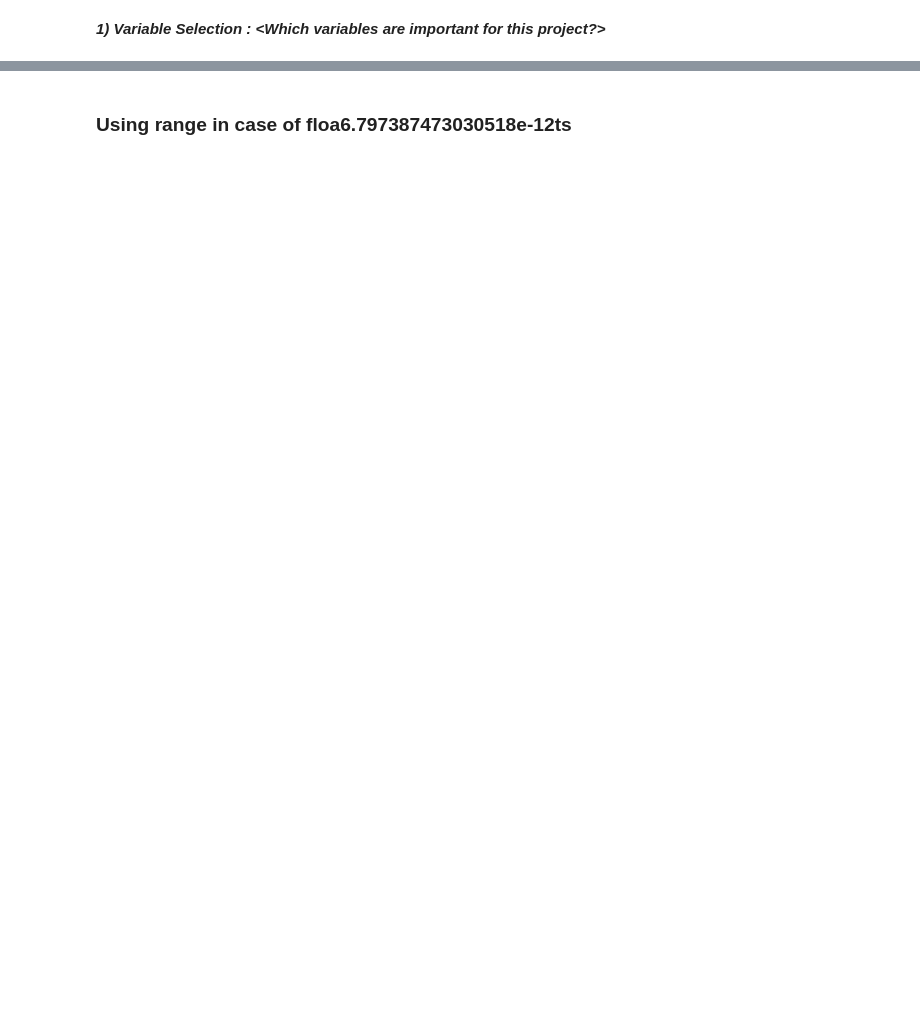
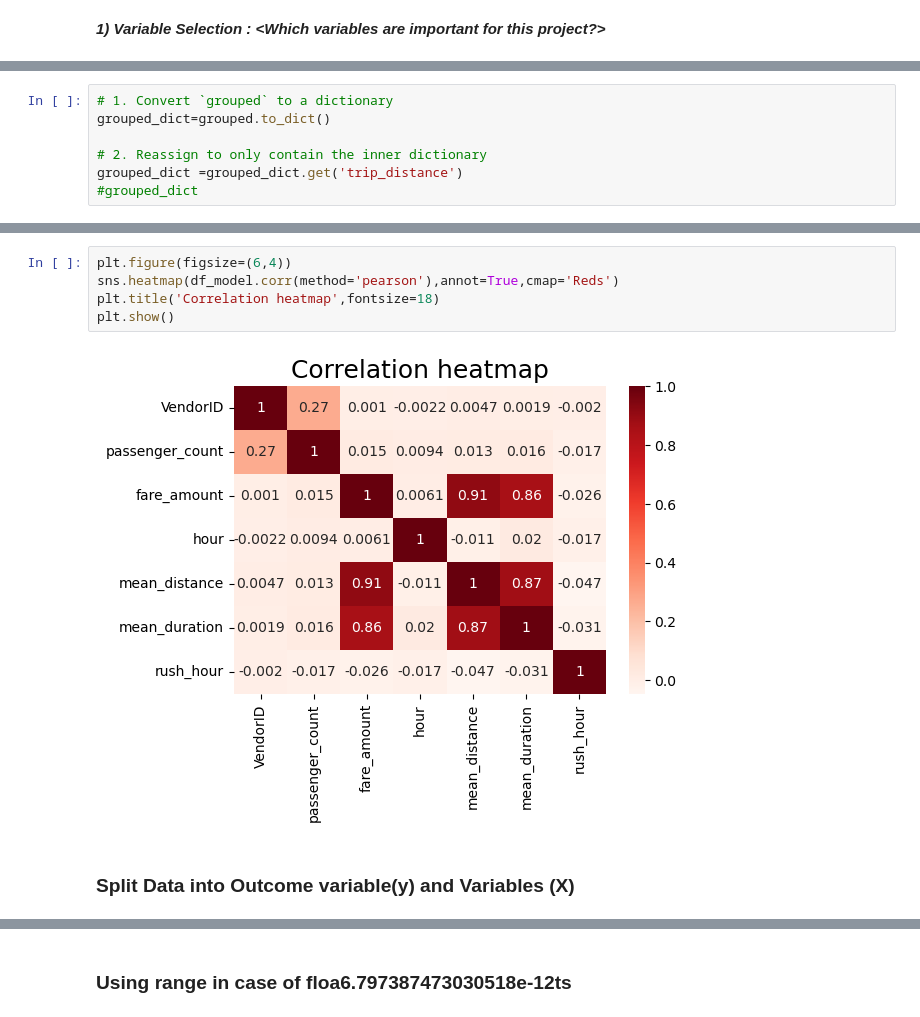
Before and after one commit to GururajPAthani/TLC_Project, a Jupyter notebook: TLC_Project.ipynb, the cells around one changed output, grey strips where cells are left out. Saved outputs shown, nothing was run; the diff lists cells and outputs as text; blank space fills up the shorter version.

```diff
--- a/TLC_Project.ipynb
+++ b/TLC_Project.ipynb
@@ -627,0 +1125,7 @@ credit_card_df.groupby(['passenger_count']).mean(numeric_only=True)[['tip_amount
+# %%
+# 1. Convert `grouped` to a dictionary
+grouped_dict=grouped.to_dict()
+
+# 2. Reassign to only contain the inner dictionary
+grouped_dict =grouped_dict.get('trip_distance')
+#grouped_dict
@@ -627,0 +1294,9 @@ credit_card_df.groupby(['passenger_count']).mean(numeric_only=True)[['tip_amount
+# %%
+plt.figure(figsize=(6,4))
+sns.heatmap(df_model.corr(method='pearson'),annot=True,cmap='Reds')
+plt.title('Correlation heatmap',fontsize=18)
+plt.show()
+# %% [output]
+[figure, added]
+# %% [markdown]
+### **Split Data into Outcome variable(y) and Variables (X)**
```
Also changed, not shown: parts of 124 cells of this notebook.
